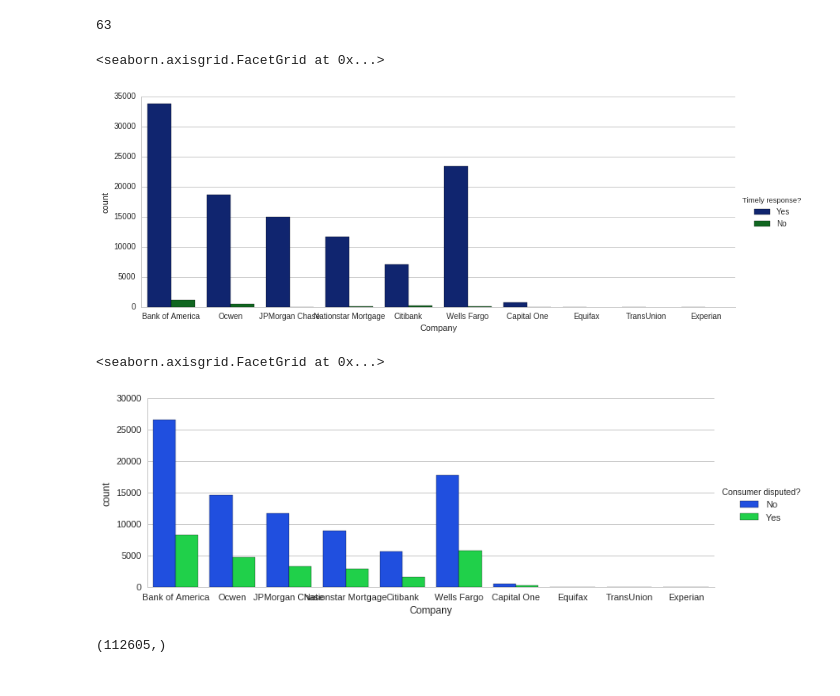
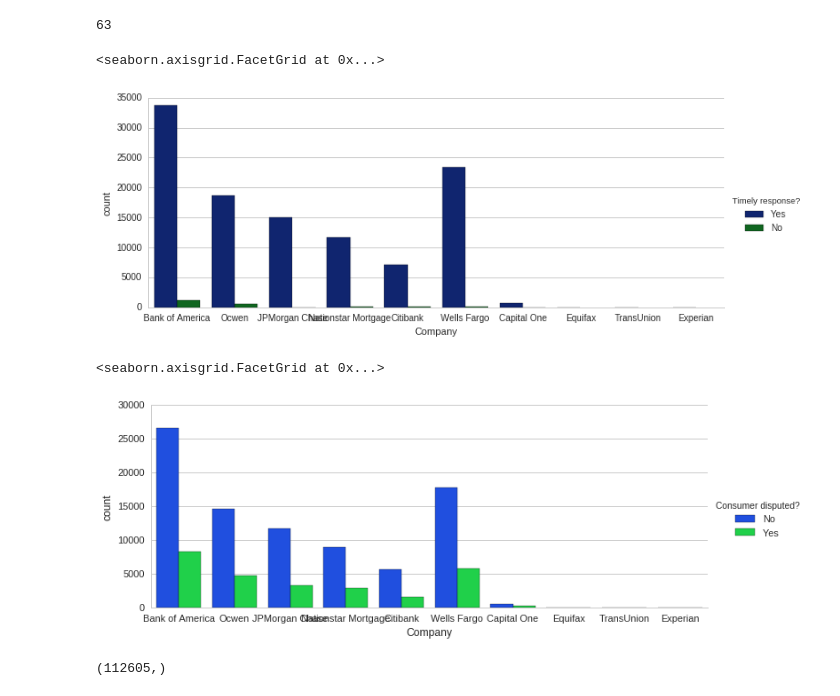
Before and after one commit to me13tz/iPython_notebooks, a Jupyter notebook: Consumer Complaints - Mortgages.ipynb, the cells around one changed output. Cells and saved outputs as stored; diff of their text form; code cells hidden in the pictures.

```diff
--- a/Consumer Complaints - Mortgages.ipynb
+++ b/Consumer Complaints - Mortgages.ipynb
@@ -191,22 +191,22 @@ len(mort_df['State'].unique())
 # %%
 ###Well at least most people got a 'timely response'. I just wonder if it was the response they were hoping for...
 sns.set_context('notebook', font_scale=1.0, rc={'line.linewidth': 1.5})
-sns.factorplot('Company', hue='Timely response?', data=mort_df, kind='count',size=4.5,aspect=2.5,palette="dark")
+sns.factorplot('Company', hue='Timely response?', data=mort_df, kind='count',size=4.0,aspect=2.4,palette="dark")
 # %% [output]
 <seaborn.axisgrid.FacetGrid at 0x...>
-[figure, old version]
+[figure, new version]
 # %%
 ## Kinda figures the top three would have the most consumer-disputed cases, which is
 ## borne-out here. I wonder why the clear majority of complaints are labeled as "not
 ## consumer disputed", unless that criteria has only to do with the final outcome.
 ## In which case, if the data is correct, the companies did a fairly good job at dealing
 ## with their complaints.
 sns.set_style('whitegrid')
 sns.set_context('notebook', font_scale=1.1, rc={'line.linewidth': 1.5})
-sns.factorplot('Company', hue='Consumer disputed?', data=mort_df, kind='count',size=4.0,aspect=2.6,palette="bright")
+sns.factorplot('Company', hue='Consumer disputed?', data=mort_df, kind='count',size=4.0,aspect=2.4,palette="bright")
 # %% [output]
 <seaborn.axisgrid.FacetGrid at 0x...>
-[figure, old version]
+[figure, new version]
 # %%
 ## So in order to get a view for when the complaints rolled in and for which company,
 ## I need to figure out how to rename the dates to years instead of the mm-dd-yyyy format.
```
